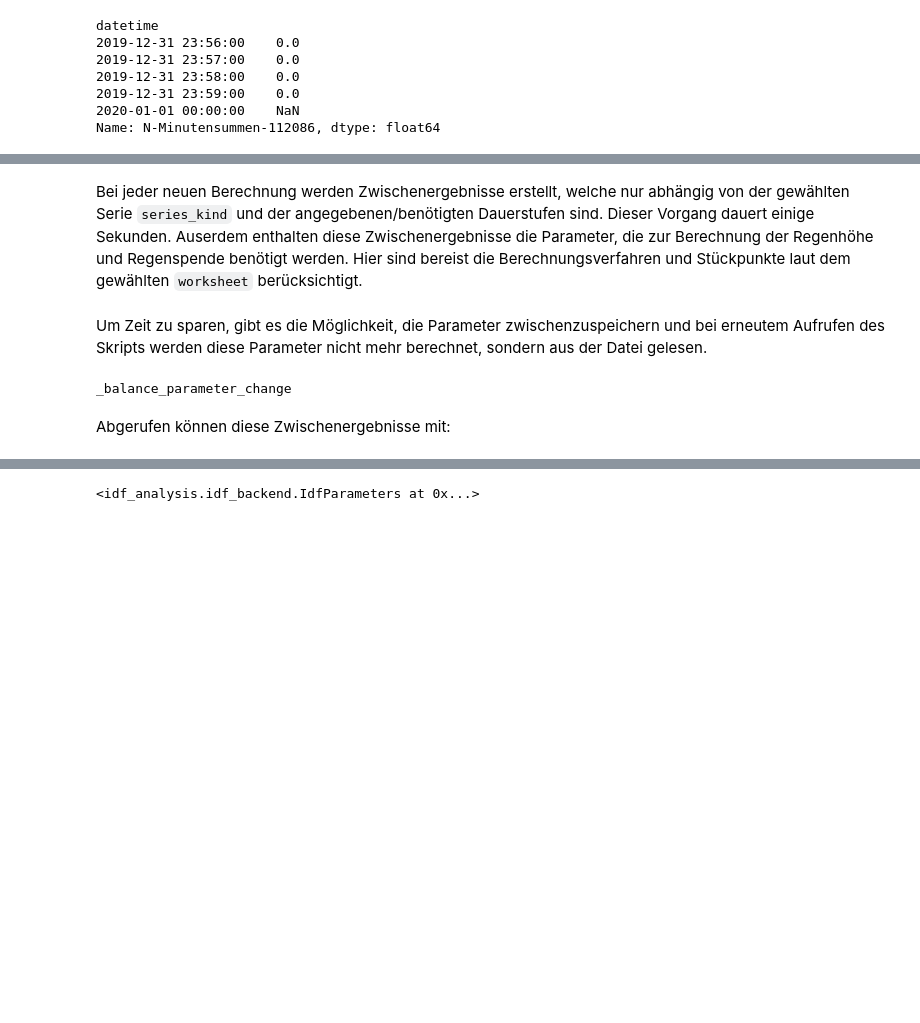
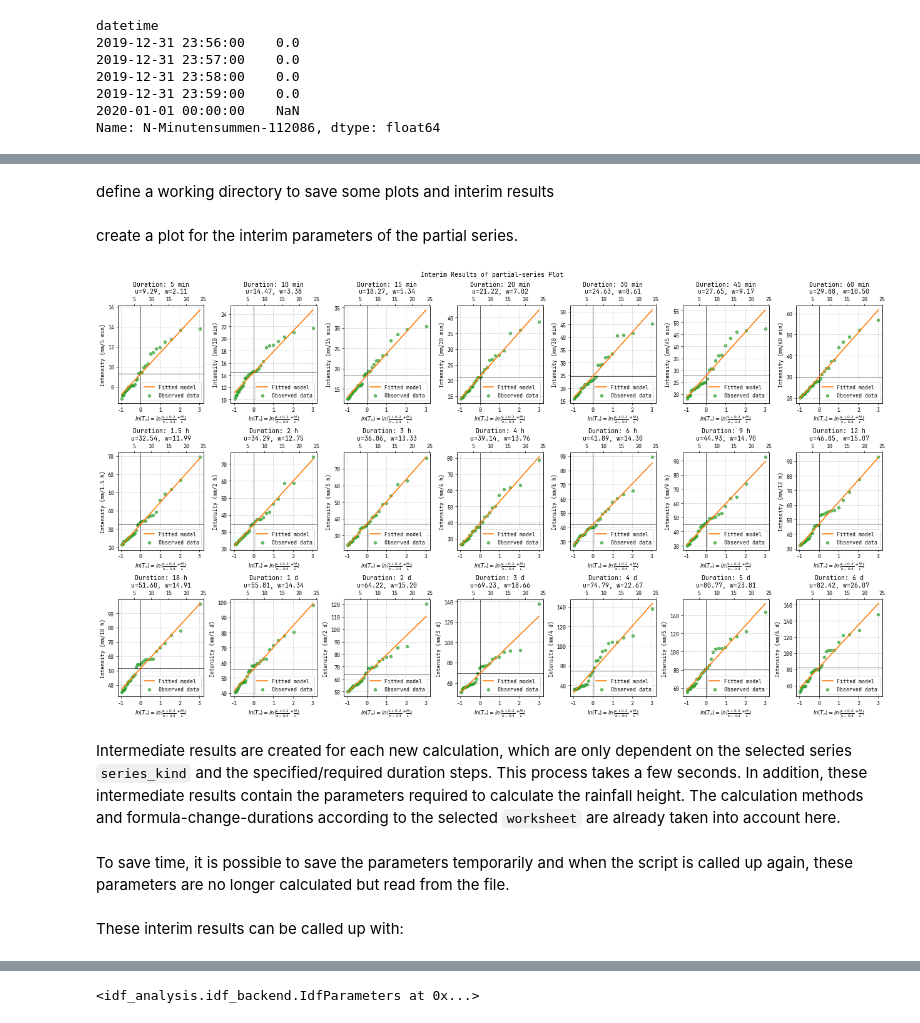
Before and after one commit to MarkusPic/intensity_duration_frequency_analysis, a Jupyter notebook: examples/example_python_api.ipynb, the cells around one changed output, grey strips where cells are left out. Cells and saved outputs as stored; diff of their text form; code cells hidden in the pictures; blank space fills up the shorter version.

```diff
--- a/examples/example_python_api.ipynb
+++ b/examples/example_python_api.ipynb
@@ -67,8 +74,4 @@ Name: N-Minutensummen-112086, dtype: float64
 # %%
 idf.set_series(data)
-# %% [markdown]
-Bei jeder neuen Berechnung werden Zwischenergebnisse erstellt, welche nur abhängig von der gewählten Serie `series_kind` und der angegebenen/benötigten Dauerstufen sind. Dieser Vorgang dauert einige Sekunden.
-Auserdem enthalten diese Zwischenergebnisse die Parameter, die zur Berechnung der Regenhöhe und Regenspende benötigt werden.
-Hier sind bereist die Berechnungsverfahren und Stückpunkte laut dem gewählten `worksheet` berücksichtigt.
-# %% [markdown]
-Um Zeit zu sparen, gibt es die Möglichkeit, die Parameter zwischenzuspeichern und bei erneutem Aufrufen des Skripts werden diese Parameter nicht mehr berechnet, sondern aus der Datei gelesen.
+# %% [markdown]
+define a working directory to save some plots and interim results
@@ -74,0 +80,12 @@ Um Zeit zu sparen, gibt es die Möglichkeit, die Parameter zwischenzuspeichern u
+# %% [markdown]
+create a plot for the interim parameters of the partial series.
+# %%
+fig = idf.parameters._interims.plot_series(ncols=7)
+fig.set_size_inches(21,12)
+fig.set_dpi(60)
+# %% [output]
+[figure, added]
+# %% [markdown]
+Intermediate results are created for each new calculation, which are only dependent on the selected series `series_kind` and the specified/required duration steps. This process takes a few seconds.
+In addition, these intermediate results contain the parameters required to calculate the rainfall height.
+The calculation methods and formula-change-durations according to the selected `worksheet` are already taken into account here.
@@ -75,6 +94,6 @@ Um Zeit zu sparen, gibt es die Möglichkeit, die Parameter zwischenzuspeichern u
+# %% [markdown]
+To save time, it is possible to save the parameters temporarily and when the script is called up again, these parameters are no longer calculated but read from the file.
 # %%
-idf.auto_save_parameters(path.join(output_directory, 'idf_parameters.yaml'))
+idf.auto_save_parameters(output_directory / 'idf_parameters.yaml')
-# %% [output]
-_balance_parameter_change
-# %% [markdown]
-Abgerufen können diese Zwischenergebnisse mit:
+# %% [markdown]
+These interim results can be called up with:
```
Also changed, not shown: parts of 30 cells of this notebook, 21 other files.
